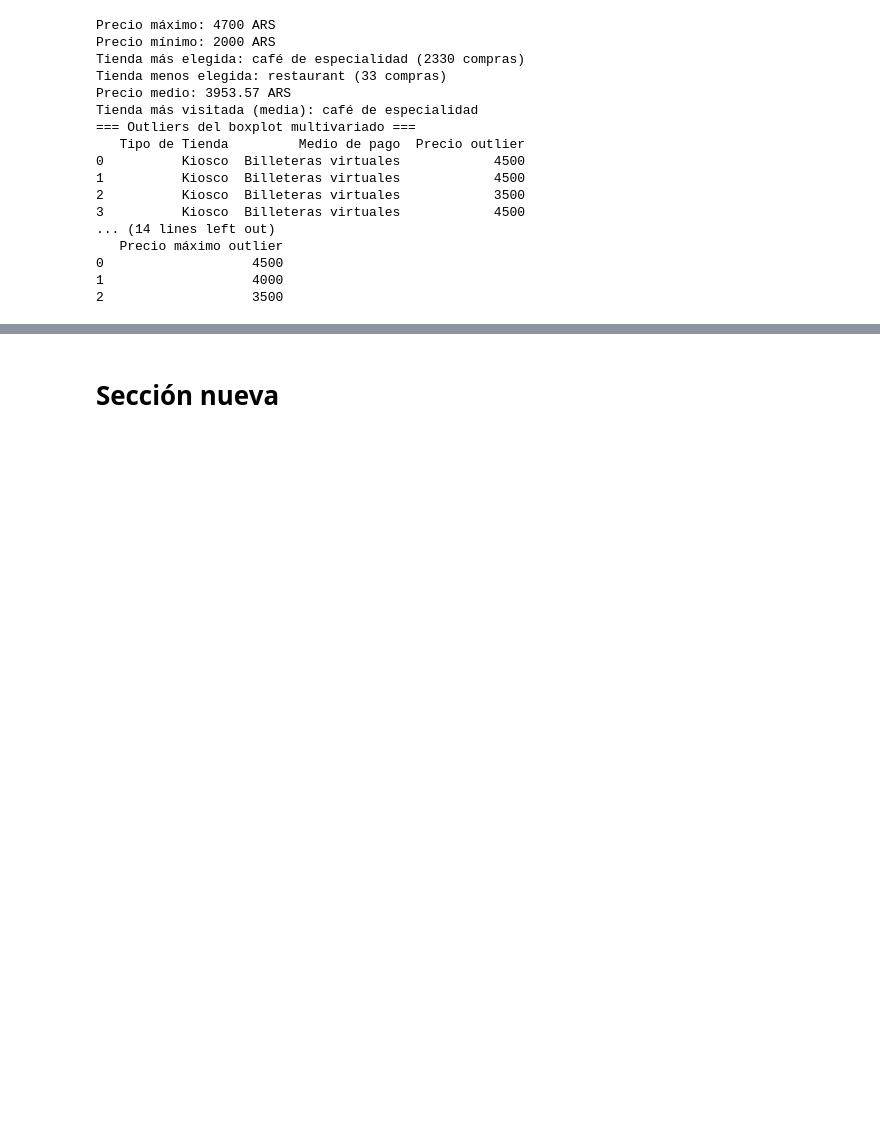
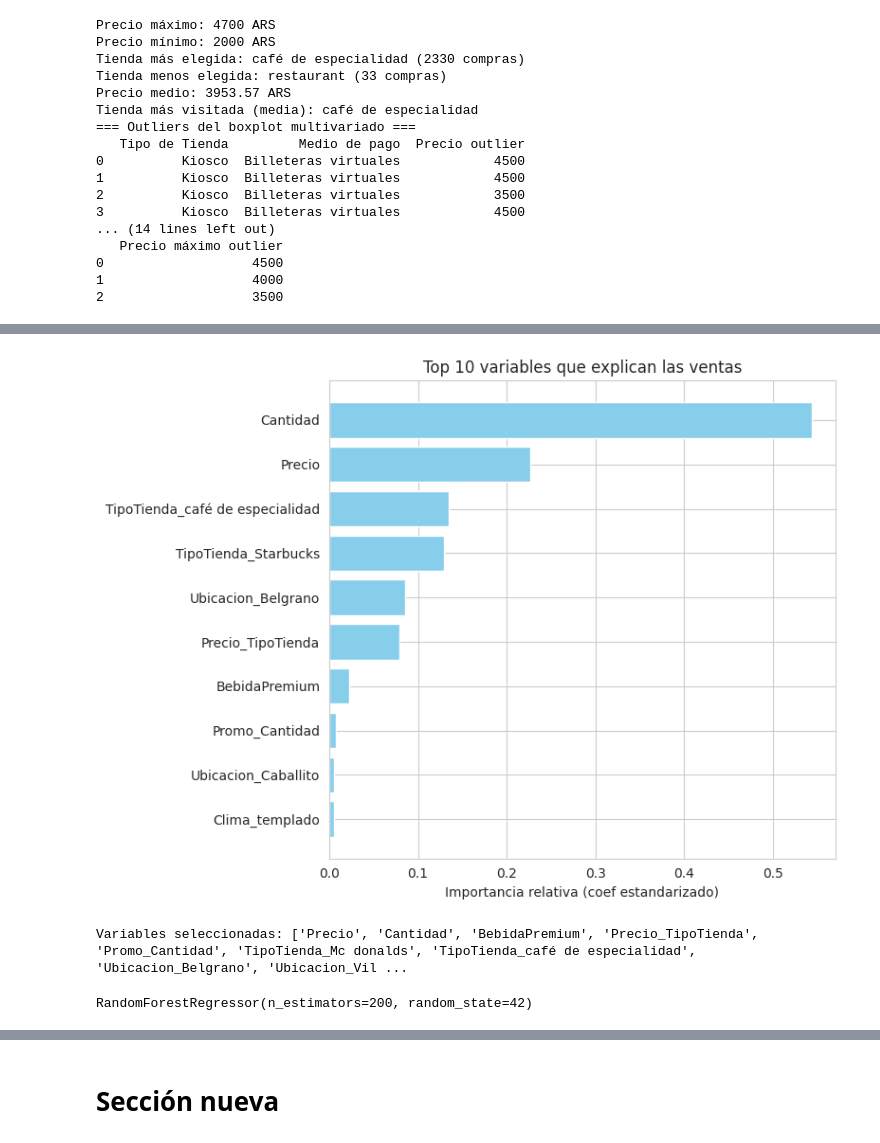
Before and after one commit to estemartinez87-cell/ProyectoConsumodeCafeI-MartinezEstela, a Jupyter notebook: Analisis_del_consumo_del_cafe.ipynb, the cells around one changed output, grey strips where cells are left out. Cells and saved outputs as stored; diff of their text form; code cells hidden in the pictures; blank space fills up the shorter version.

```diff
--- a/Analisis_del_consumo_del_cafe.ipynb
+++ b/Analisis_del_consumo_del_cafe.ipynb
@@ -562 +725,63 @@ Top features seleccionadas: ['Precio', 'TipoTienda_café de especialidad', 'Tipo
+# %%
+import matplotlib.pyplot as plt
+import numpy as np
+
+# =========================
+# 1️⃣ Extraer coeficientes y variables
+# =========================
+coef = model_ols.params.drop('const')  # eliminar intercepto
+
+# =========================
+# 2️⃣ Coeficientes estandarizados
+# =========================
+X_std = X.drop('const', axis=1).std()
+coef_std = coef * X_std
+
+# =========================
+# 3️⃣ Seleccionar top 10 por magnitud
+# =========================
+top10 = coef_std.abs().sort_values(ascending=False).head(10)
+variables_top10 = top10.index
+values_top10 = top10.values
+
+# =========================
+# 4️⃣ Gráfico de barras horizontales
+# =========================
+plt.figure(figsize=(8, 6))
+plt.barh(variables_top10[::-1], values_top10[::-1], color='skyblue')
+plt.xlabel('Importancia relativa (coef estandarizado)')
+plt.title('Top 10 variables que explican las ventas')
+plt.tight_layout()
+plt.show()
+# %% [output]
+[figure, added]
+# %%
+from sklearn.feature_selection import SelectKBest, f_regression
+
+# Variables predictoras
+X_fs = X.drop('const', axis=1)  # todas menos el intercepto
+y_fs = y  # logVentas
+
+# Selección de las 15 mejores features
+selector = SelectKBest(score_func=f_regression, k=15)
+selector.fit(X_fs, y_fs)
+
+# Obtener columnas seleccionadas
+cols_selected = X_fs.columns[selector.get_support()]
+X_selected = X_fs[cols_selected]
+print("Variables seleccionadas:", cols_selected.tolist())
+# %% [output]
+Variables seleccionadas: ['Precio', 'Cantidad', 'BebidaPremium', 'Precio_TipoTienda', 'Promo_Cantidad', 'TipoTienda_Mc donalds', 'TipoTienda_café de especialidad', 'Ubicacion_Belgrano', 'Ubicacion_Vil ...
+# %%
+from sklearn.ensemble import RandomForestRegressor
+from sklearn.model_selection import train_test_split
+
+# Dividir en entrenamiento y prueba
+X_train, X_test, y_train, y_test = train_test_split(X_selected, y_fs, test_size=0.2, random_state=42)
+
+# Entrenar Random Forest
+rf = RandomForestRegressor(n_estimators=200, random_state=42)
+rf.fit(X_train, y_train)
+# %% [output]
+RandomForestRegressor(n_estimators=200, random_state=42)
 # %%
```
Also changed, not shown: parts of 21 cells of this notebook.
